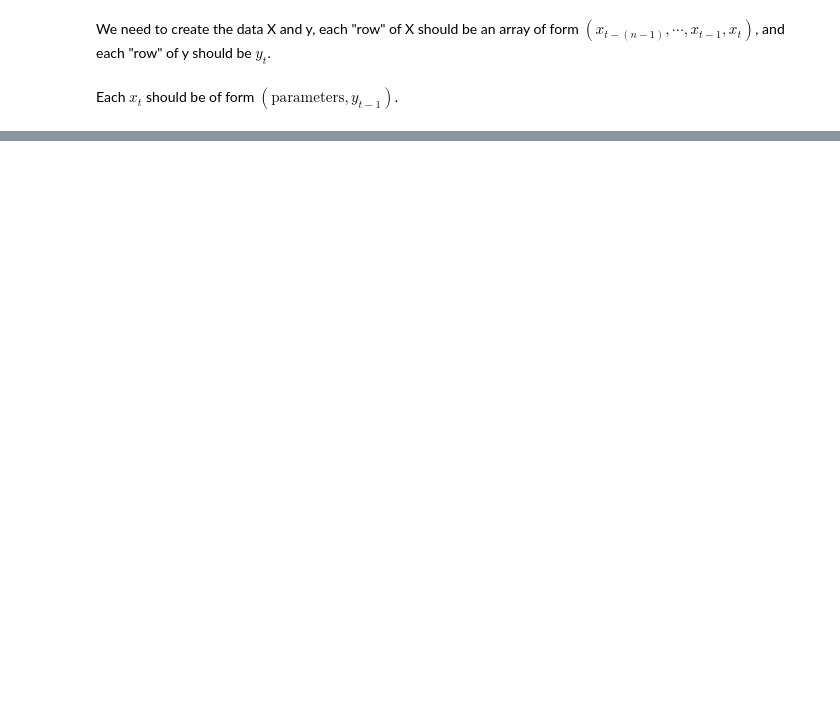
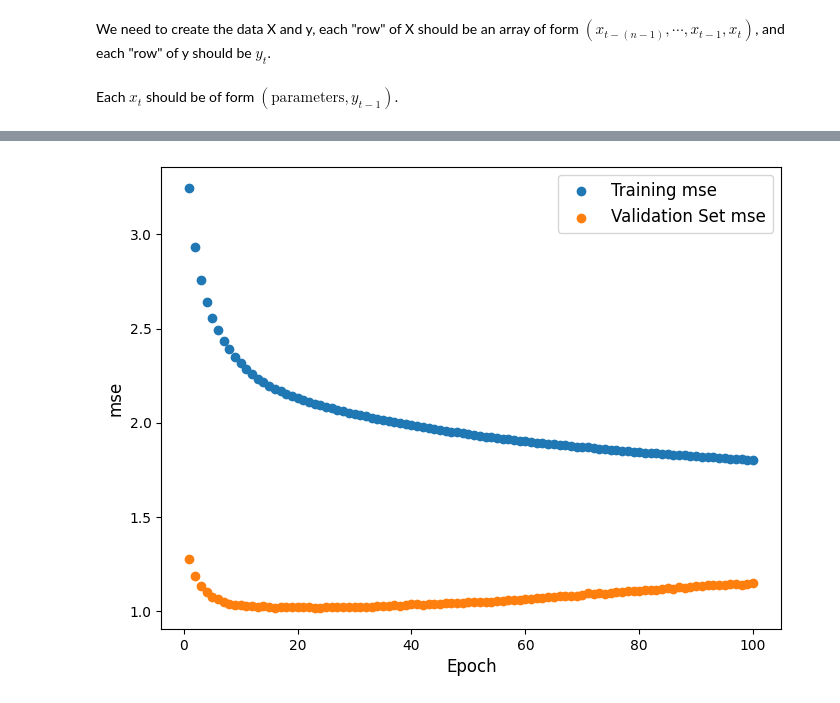
Before and after one commit to YCoeusZ/industrial-resources-and-its-impact, a Jupyter notebook: model_training/NN/mtnn_NO_inf_Yuan.ipynb, the cells around one changed output, grey strips where cells are left out. Saved outputs shown, nothing was run; the diff lists cells and outputs as text; code cells hidden in the pictures; blank space fills up the shorter version.

```diff
--- a/model_training/NN/mtnn_NO_inf_Yuan.ipynb
+++ b/model_training/NN/mtnn_NO_inf_Yuan.ipynb
@@ -133,0 +108,3 @@ y_tt.shape
+# %%
+X_val=torch.from_numpy(X_val)
+y_val=torch.from_numpy(y_val)
@@ -133,0 +122,7 @@ y_tt.shape
+# %%
+model=models.Sequential(
+    [
+    layers.SimpleRNN(return_sequences=False, units=10),
+    layers.Dense(units=1)]
+)
+model.compile(loss="mean_squared_error",metrics=["mse"])
@@ -133,0 +143,5 @@ y_tt.shape
+# %%
+history = model.fit(X_tt, y_tt,
+                    epochs = 100,
+                    batch_size=128,
+                    validation_data=(X_val,y_val))
@@ -133,0 +168,19 @@ y_tt.shape
+# %%
+history_dict=history.history
+# %%
+plt.figure(figsize = (8,6))
+
+plt.scatter(range(1,100+1), history_dict['mse'], label = "Training mse")
+plt.scatter(range(1,100+1), history_dict['val_mse'], label = "Validation Set mse")
+
+plt.xlabel("Epoch", fontsize=12)
+plt.ylabel("mse", fontsize=12)
+
+plt.xticks(fontsize=10)
+plt.yticks(fontsize=10)
+
+plt.legend(fontsize=12)
+
+plt.show()
+# %% [output]
+[figure, added]
```
Also changed, not shown: parts of 20 cells of this notebook, 2 other files.
